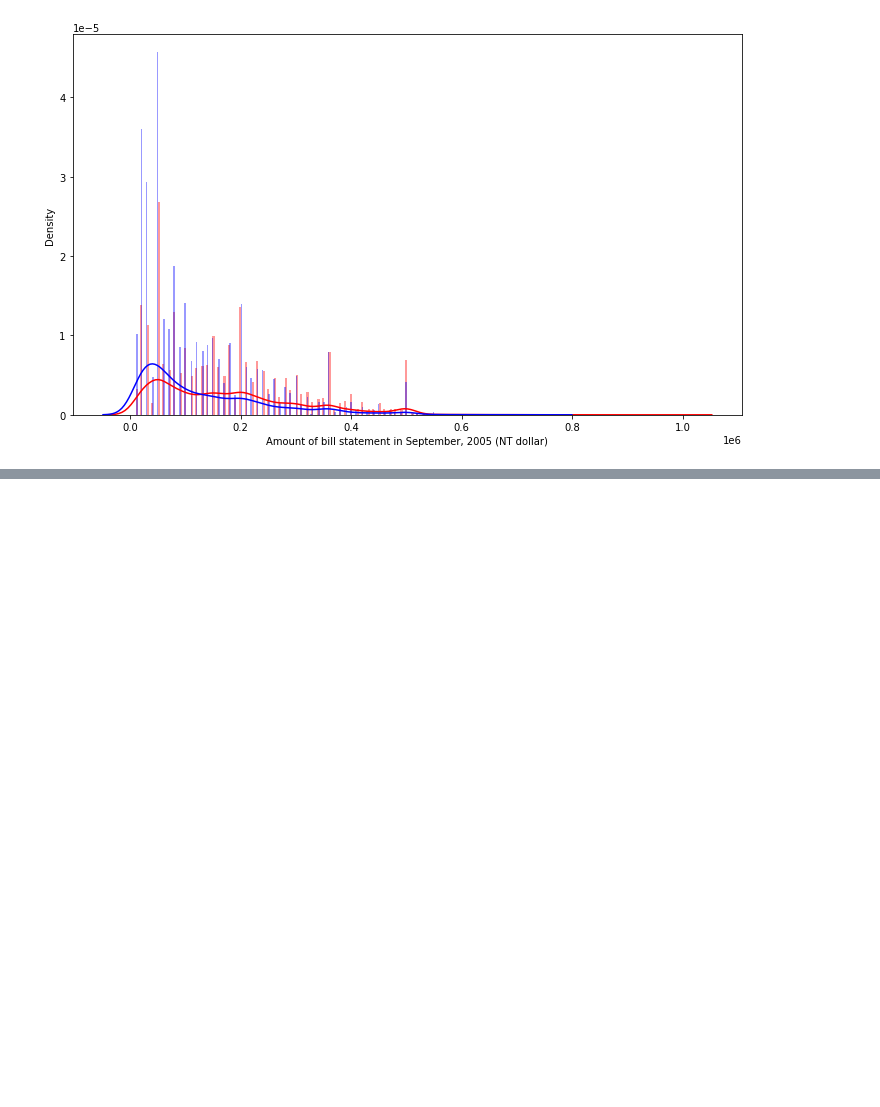
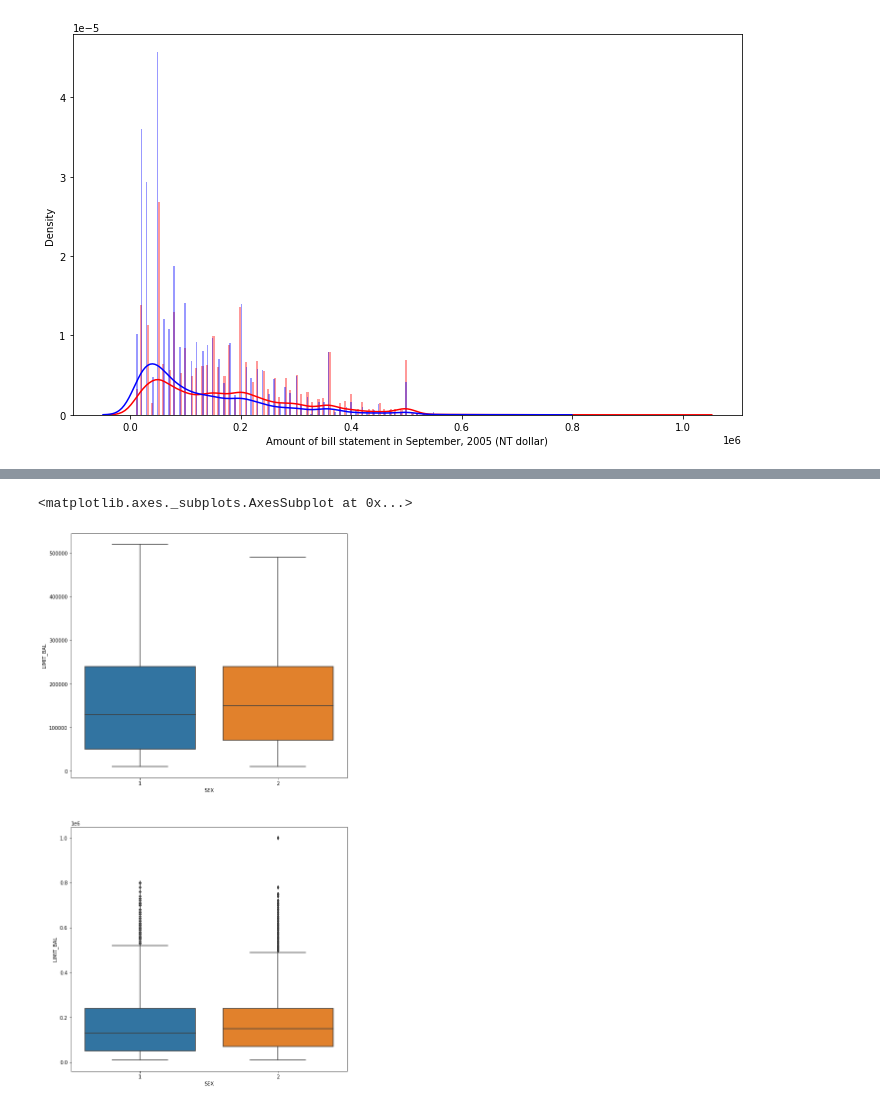
Before and after one commit to shubhpanchal/Credit-Card-Default-Prediction, a Jupyter notebook: Copy_of_Credit_Card_Default_Prediction_Capstone_Project.ipynb, the cells around one changed output, grey strips where cells are left out. Saved outputs shown, nothing was run; the diff lists cells and outputs as text; code cells hidden in the pictures; blank space fills up the shorter version.

```diff
--- a/Copy_of_Credit_Card_Default_Prediction_Capstone_Project.ipynb
+++ b/Copy_of_Credit_Card_Default_Prediction_Capstone_Project.ipynb
@@ -209,0 +240,11 @@ Text(0.5, 0, 'Amount of bill statement in September, 2005 (NT dollar)')
+# %%
+# Let's see the impact of sex on the limit balance
+
+plt.figure(figsize=[10,20])
+plt.subplot(211)
+sns.boxplot(x = 'SEX', y = 'LIMIT_BAL', data = cc_df, showfliers = False)
+plt.subplot(212)
+sns.boxplot(x = 'SEX', y = 'LIMIT_BAL', data = cc_df)
+# %% [output]
+<matplotlib.axes._subplots.AxesSubplot at 0x...>
+[figure, added]
```
Also changed, not shown: parts of 16 cells of this notebook.
